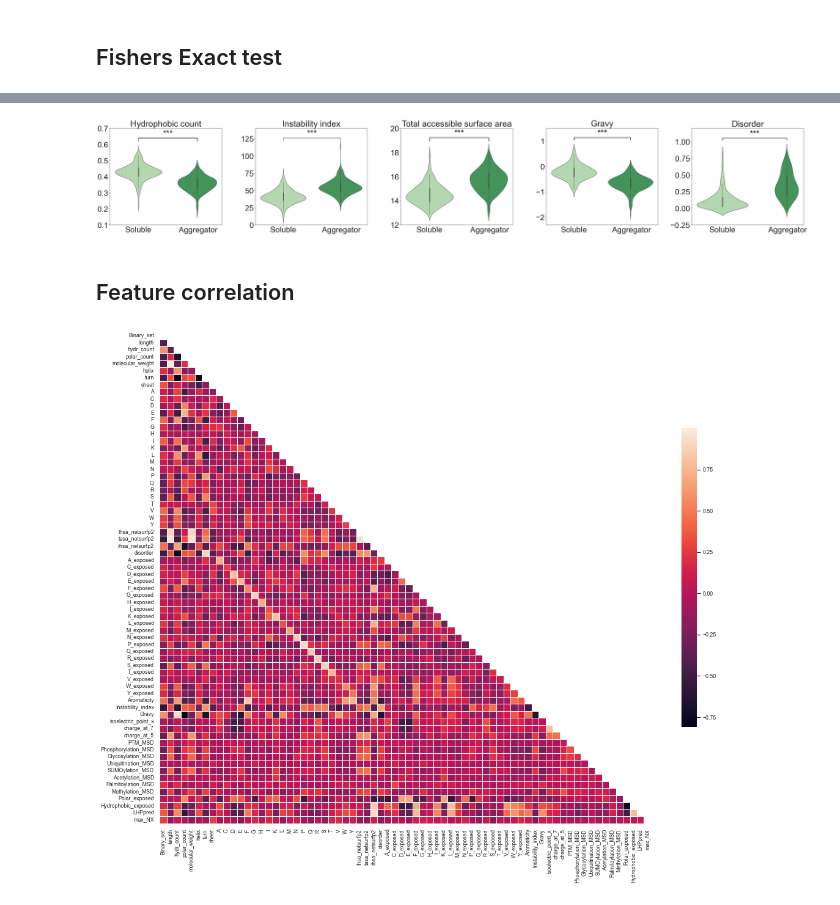
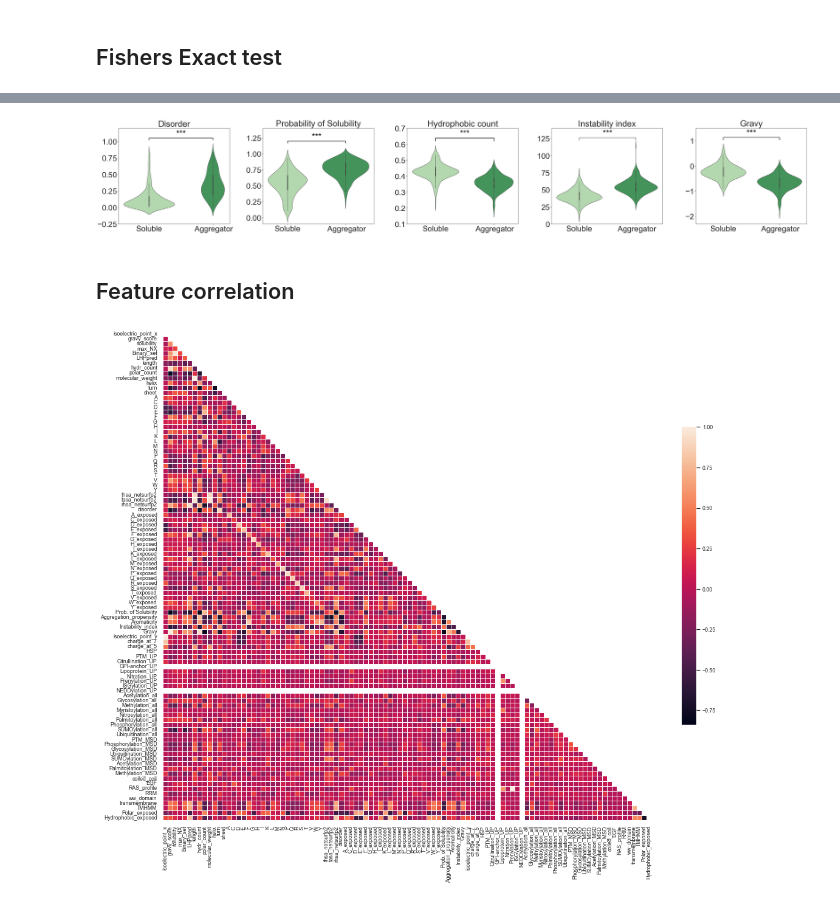
Before and after one commit to PriyaPanday/Major_Bioinformatics, a Jupyter notebook: Aggregation/AggSolMachineLearning.ipynb, the cells around one changed output, grey strips where cells are left out. Saved outputs shown, nothing was run; the diff lists cells and outputs as text; code cells hidden in the pictures.

```diff
--- a/Aggregation/AggSolMachineLearning.ipynb
+++ b/Aggregation/AggSolMachineLearning.ipynb
@@ -38,6 +39,7 @@ from statsmodels.stats.multitest import fdrcorrection
 # %%
 df = pd.read_csv('Final_merged_dataset.csv')
 df = df.drop(["Unnamed: 0", "Gene","Gene_name","Uniprot_ID","set","Tissue","fasta_sequence"], axis =1)
+print(len(df))
 new =df['solubility'].nlargest(n=279)
 sol = df.loc[df['solubility'].isin(new)]
 aggregator = df.loc[df['Binary_set'] == 0]
@@ -49,12 +51,12 @@ seq_features = ['Binary_set','length', 'hydr_count', 'polar_count', 'molecular_w
                 'rhsa_netsurfp2', 'disorder', 'A_exposed', 'C_exposed', 'D_exposed', 'E_exposed', 'F_exposed',
                 'G_exposed', 'H_exposed', 'I_exposed', 'K_exposed', 'L_exposed', 'M_exposed', 'N_exposed', 'P_exposed',
                 'Q_exposed', 'R_exposed', 'S_exposed', 'T_exposed', 'V_exposed', 'W_exposed', 'Y_exposed',
-                 'Aromaticity', 'Instability_index', 'Gravy',
+                 'Aromaticity', 'Instability_index', 'Gravy', 'Prob. of Solubility',
                 'isoelectric_point_x', 'charge_at_7', 'charge_at_5', 'PTM_MSD', 'Phosphorylation_MSD',
                 'Glycosylation_MSD', 'Ubiquitination_MSD', 'SUMOylation_MSD', 'Acetylation_MSD', 'Palmitoylation_MSD',
                 'Methylation_MSD', 'Polar_exposed', 'Hydrophobic_exposed','LHPpred','max_NX']
 plot_df =  new_df
-new_df = new_df[seq_features]
+# new_df = new_df[seq_features]
 new_df.dropna(axis=0, how='any', thresh=None, subset=None, inplace=True)
 col_names = new_df.columns.tolist()
 
@@ -575,43 +585,46 @@ dataset = new_df
 # %%
 fig, (ax1, ax2, ax3, ax4, ax5) = plt.subplots(1, 5, sharey=False, figsize=(70, 10))
 
-sns.violinplot(x="Binary_set", y="hydr_count", data=dataset, ax=ax1, order=[1, 0], palette="Greens")
-ax1.set(ylabel=None, xlabel=None, title="Hydrophobic count", xticklabels=(labels), ylim=(0.1,0.7) )
-y, h, col = dataset["hydr_count"].max() + 0.06, 0.02, 'k'
+
+sns.violinplot(x="Binary_set", y="disorder", data=dataset, ax=ax1, order=[1, 0], palette="Greens")
+ax1.set(ylabel=None, xlabel=None, title="Disorder", xticklabels=(labels),ylim=(-0.25,1.2))
+y, h, col = dataset["disorder"].max() + 0.18,0.030, 'k'
 ax1.plot([x1, x1, x2, x2], [y, y+h, y+h, y], lw=3, c=col)
 ax1.text((x1+x2)*.5, y+h, "***", ha='center', va='bottom', color=col)
 
 
-sns.violinplot(x="Binary_set", y="Instability_index", data=dataset, ax=ax2, order=[1, 0], palette="Greens")
-ax2.set(ylabel=None, xlabel=None, title="Instability index", xticklabels=(labels),ylim=(0,140))
-y, h, col = dataset["Instability_index"].max() + 8, 4, 'k'
-ax2.plot([x1, x1, x2, x2], [y, y+h, y+h, y], lw=1.5, c=col)
+sns.violinplot(x="Binary_set", y='Prob. of Solubility', data=dataset, ax=ax2, order=[1, 0], palette="Greens")
+ax2.set(ylabel=None, xlabel=None, title='Probability of Solubility', xticklabels=(labels),ylim=(-0.1,1.40))
+y, h, col = dataset['Prob. of Solubility'].max() + 0.18,0.030, 'k'
+ax2.plot([x1, x1, x2, x2], [y, y+h, y+h, y], lw=3, c=col)
 ax2.text((x1+x2)*.5, y+h, "***", ha='center', va='bottom', color=col)
 
-sns.violinplot(x="Binary_set", y="tasa_netsurfp2", data=dataset, ax=ax3, order=[1, 0], palette="Greens")
-ax3.set(ylabel=None, xlabel=None, title="Total accessible surface area", xticklabels=(labels),ylim=(12,20))
-y, h, col = dataset["tasa_netsurfp2"].max() + 0.8, 0.3, 'k'
+sns.violinplot(x="Binary_set", y="hydr_count", data=dataset, ax=ax3, order=[1, 0], palette="Greens")
+ax3.set(ylabel=None, xlabel=None, title="Hydrophobic count", xticklabels=(labels), ylim=(0.1,0.7) )
+y, h, col = dataset["hydr_count"].max() + 0.06, 0.02, 'k'
 ax3.plot([x1, x1, x2, x2], [y, y+h, y+h, y], lw=3, c=col)
 ax3.text((x1+x2)*.5, y+h, "***", ha='center', va='bottom', color=col)
 
-sns.violinplot(x="Binary_set", y="Gravy", data=dataset, ax=ax4, order=[1, 0], palette="Greens")
-ax4.set(ylabel=None, xlabel=None, title="Gravy", xticklabels=(labels),ylim=(-2.3,1.5))
-y, h, col = dataset["Gravy"].max() + 0.35, 0.1, 'k'
-ax4.plot([x1, x1, x2, x2], [y, y+h, y+h, y], lw=3, c=col)
+
+sns.violinplot(x="Binary_set", y="Instability_index", data=dataset, ax=ax4, order=[1, 0], palette="Greens")
+ax4.set(ylabel=None, xlabel=None, title="Instability index", xticklabels=(labels),ylim=(0,140))
+y, h, col = dataset["Instability_index"].max() + 8, 4, 'k'
+ax4.plot([x1, x1, x2, x2], [y, y+h, y+h, y], lw=1.5, c=col)
 ax4.text((x1+x2)*.5, y+h, "***", ha='center', va='bottom', color=col)
 
-sns.violinplot(x="Binary_set", y="disorder", data=dataset, ax=ax5, order=[1, 0], palette="Greens")
-ax5.set(ylabel=None, xlabel=None, title="Disorder", xticklabels=(labels),ylim=(-0.25,1.2))
-y, h, col = dataset["disorder"].max() + 0.18,0.030, 'k'
+
+sns.violinplot(x="Binary_set", y="Gravy", data=dataset, ax=ax5, order=[1, 0], palette="Greens")
+ax5.set(ylabel=None, xlabel=None, title="Gravy", xticklabels=(labels),ylim=(-2.3,1.5))
+y, h, col = dataset["Gravy"].max() + 0.35, 0.1, 'k'
 ax5.plot([x1, x1, x2, x2], [y, y+h, y+h, y], lw=3, c=col)
 ax5.text((x1+x2)*.5, y+h, "***", ha='center', va='bottom', color=col)
 
 
 plt.savefig('Figures/ViolinPlots.png', dpi=300, bbox_inches='tight')
 plt.subplots_adjust(wspace = 0.3)
 plt.show()
 # %% [output]
-[figure, old version]
+[figure, new version]
 # %% [markdown]
 ## Feature correlation
 # %%
@@ -628,7 +641,7 @@ sns.heatmap(corr_all, mask=mask, cmap="rocket", square=True, linewidths=.5, cbar
             xticklabels=True, yticklabels=True)
 plt.savefig('Figures/Correlations.png', dpi=300, bbox_inches='tight')
 # %% [output]
-[figure, old version]
+[figure, new version]
 # %%
 sns.set(style=("ticks"), font_scale=2)
 
```
Also changed, not shown: parts of 34 cells of this notebook, 42 other files.
